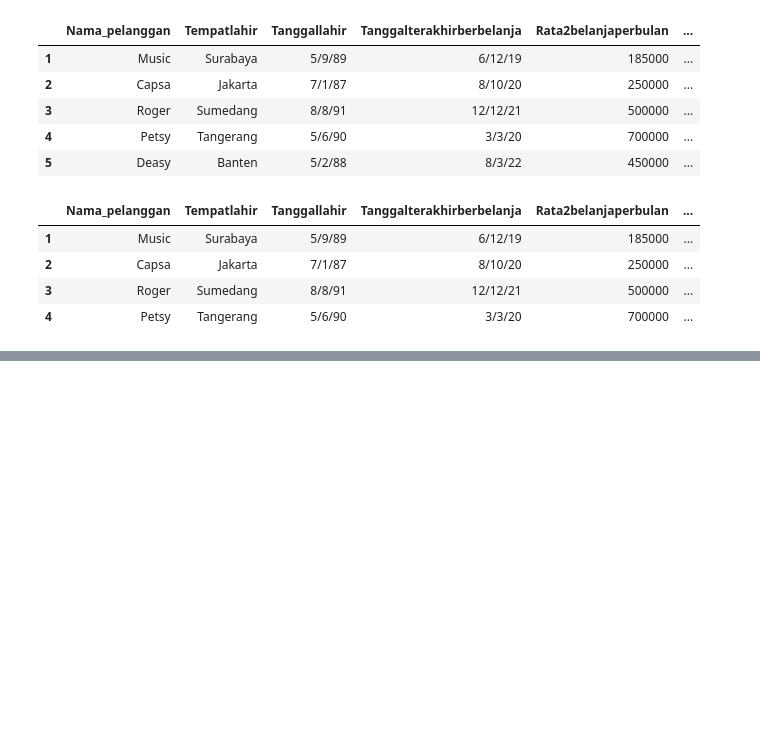
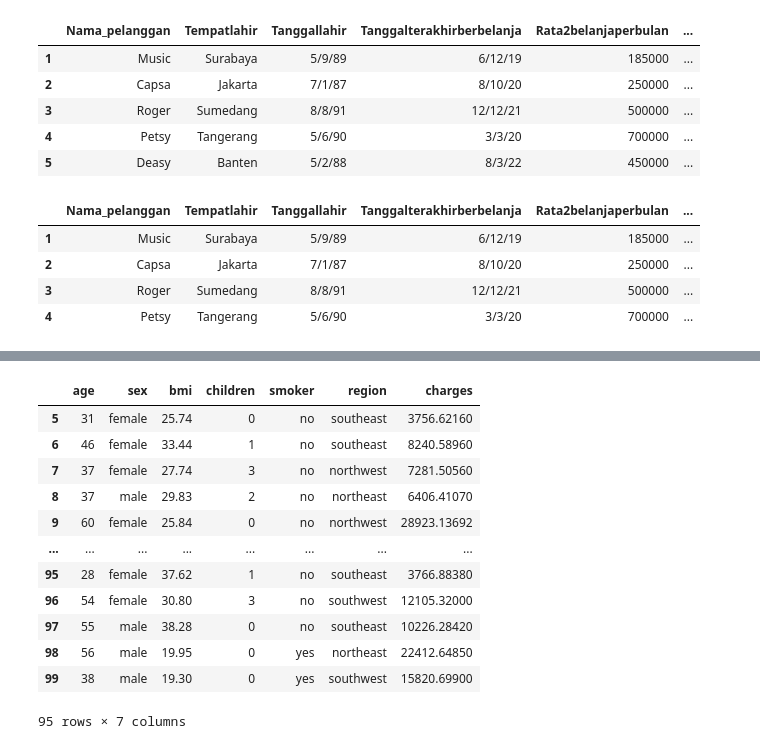
Before and after one commit to gheghey/belajarcoding, a Jupyter notebook: Assignment_Day3_Gheany_Tyasa_Sabrina.ipynb, the cells around one changed output, grey strips where cells are left out. Drawn from its saved outputs; the diff is of its cells as text; code cells hidden in the pictures; blank space fills up the shorter version.

```diff
--- a/Assignment_Day3_Gheany_Tyasa_Sabrina.ipynb
+++ b/Assignment_Day3_Gheany_Tyasa_Sabrina.ipynb
@@ -69,3 +69,5 @@ df_data_pelanggan[filter_logic]
 | 2 | Capsa | Jakarta | 7/1/87 | 8/10/20 | 250000 | ... |
 | 3 | Roger | Sumedang | 8/8/91 | 12/12/21 | 500000 | ... |
 | 4 | Petsy | Tangerang | 5/6/90 | 3/3/20 | 700000 | ... |
+# %%
+df_insurance = pd.read_csv('insurance.csv')
@@ -71,0 +83,16 @@ df_data_pelanggan[filter_logic]
+# %%
+df_insurance.iloc[5:100,:]
+# %% [output]
+|  | age | sex | bmi | children | smoker | region | charges |
+| 5 | 31 | female | 25.74 | 0 | no | southeast | 3756.62160 |
+| 6 | 46 | female | 33.44 | 1 | no | southeast | 8240.58960 |
+| 7 | 37 | female | 27.74 | 3 | no | northwest | 7281.50560 |
+| 8 | 37 | male | 29.83 | 2 | no | northeast | 6406.41070 |
+| 9 | 60 | female | 25.84 | 0 | no | northwest | 28923.13692 |
+| ... | ... | ... | ... | ... | ... | ... | ... |
+| 95 | 28 | female | 37.62 | 1 | no | southeast | 3766.88380 |
+| 96 | 54 | female | 30.80 | 3 | no | southwest | 12105.32000 |
+| 97 | 55 | male | 38.28 | 0 | no | southeast | 10226.28420 |
+| 98 | 56 | male | 19.95 | 0 | yes | northeast | 22412.64850 |
+| 99 | 38 | male | 19.30 | 0 | yes | southwest | 15820.69900 |
+95 rows × 7 columns
```
Also changed, not shown: parts of 6 cells of this notebook.
